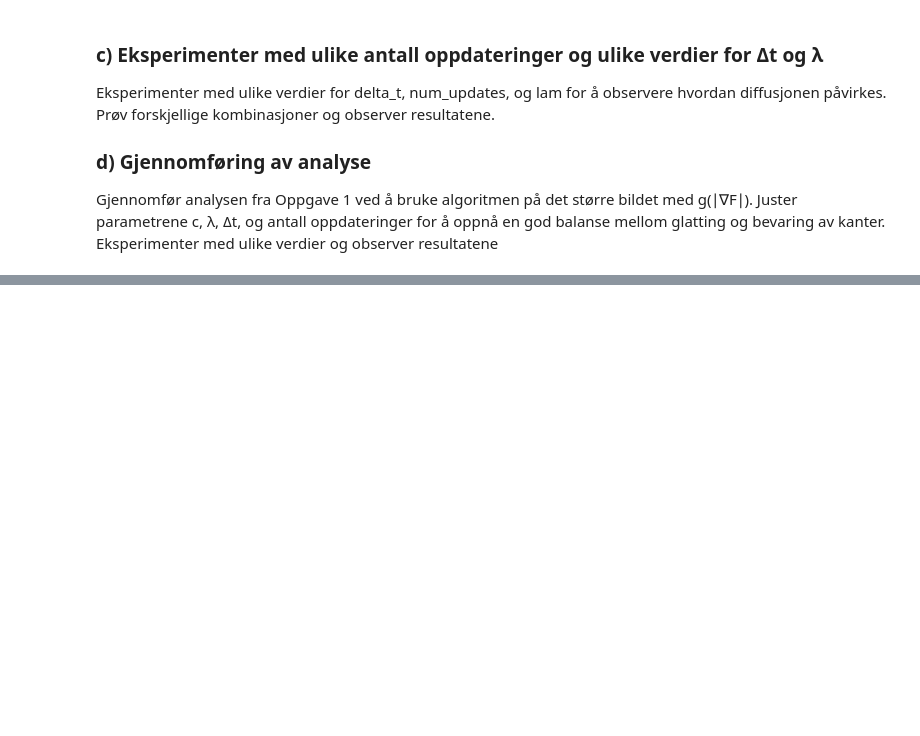
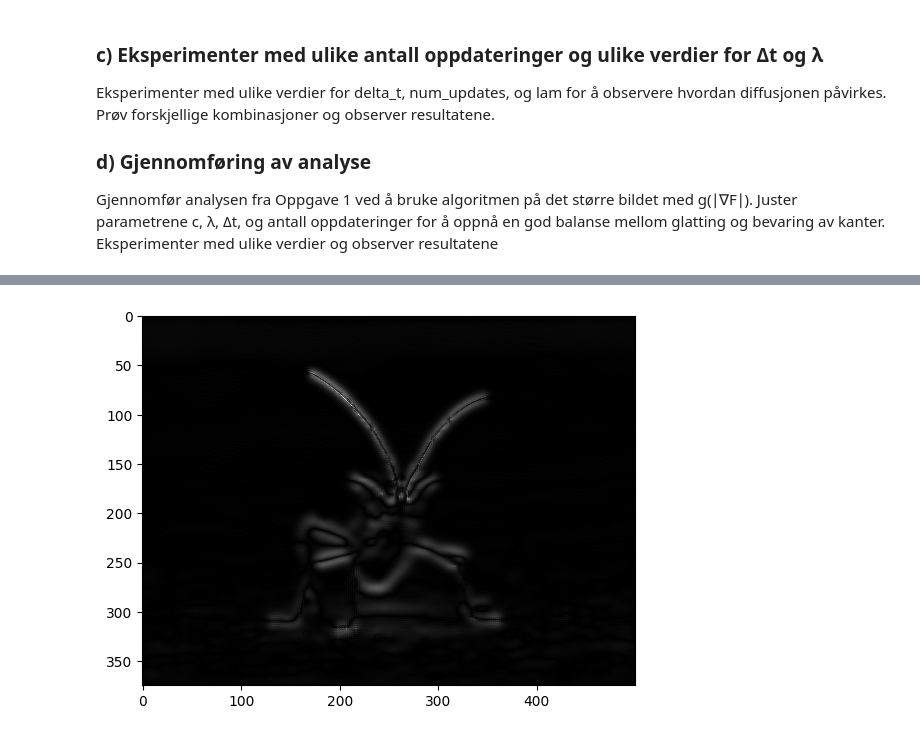
Before and after one commit to JoachimCode/ImageDiffusion, a Jupyter notebook: Bildebehandling,_diffusjon_og_Prims_algoritme.ipynb, the cells around one changed output, grey strips where cells are left out. Cells and saved outputs as stored; diff of their text form; code cells hidden in the pictures; blank space fills up the shorter version.

```diff
--- a/Bildebehandling,_diffusjon_og_Prims_algoritme.ipynb
+++ b/Bildebehandling,_diffusjon_og_Prims_algoritme.ipynb
@@ -326,0 +351,17 @@ c, λ, Δt, og antall oppdateringer for å oppnå en god balanse mellom glatting
+# %%
+def find_fx(x, y):
+    if diffused_image_uint8[x+1][y][0] > diffused_image_uint8[x-1][y][0]:
+        fx = (diffused_image_uint8[x+1][y][0]-diffused_image_uint8[x-1][y][0])/2
+    else:
+        fx = (diffused_image_uint8[x-1][y][0]-diffused_image_uint8[x+1][y][0])/2
+    return fx
+
+fx_matrix = numpy.zeros((diffused_image_uint8.shape[0], diffused_image_uint8.shape[1]))
+for i in range(0, diffused_image_uint8.shape[0]-1):
+    for j in range(0, diffused_image_uint8.shape[1]-1):
+        fx_matrix[i][j] = find_fx(i, j)
+
+plt.imshow(fx_matrix, cmap='gray')
+plt.show()
+# %% [output]
+[figure, added]
```
Also changed, not shown: parts of 8 cells of this notebook.
